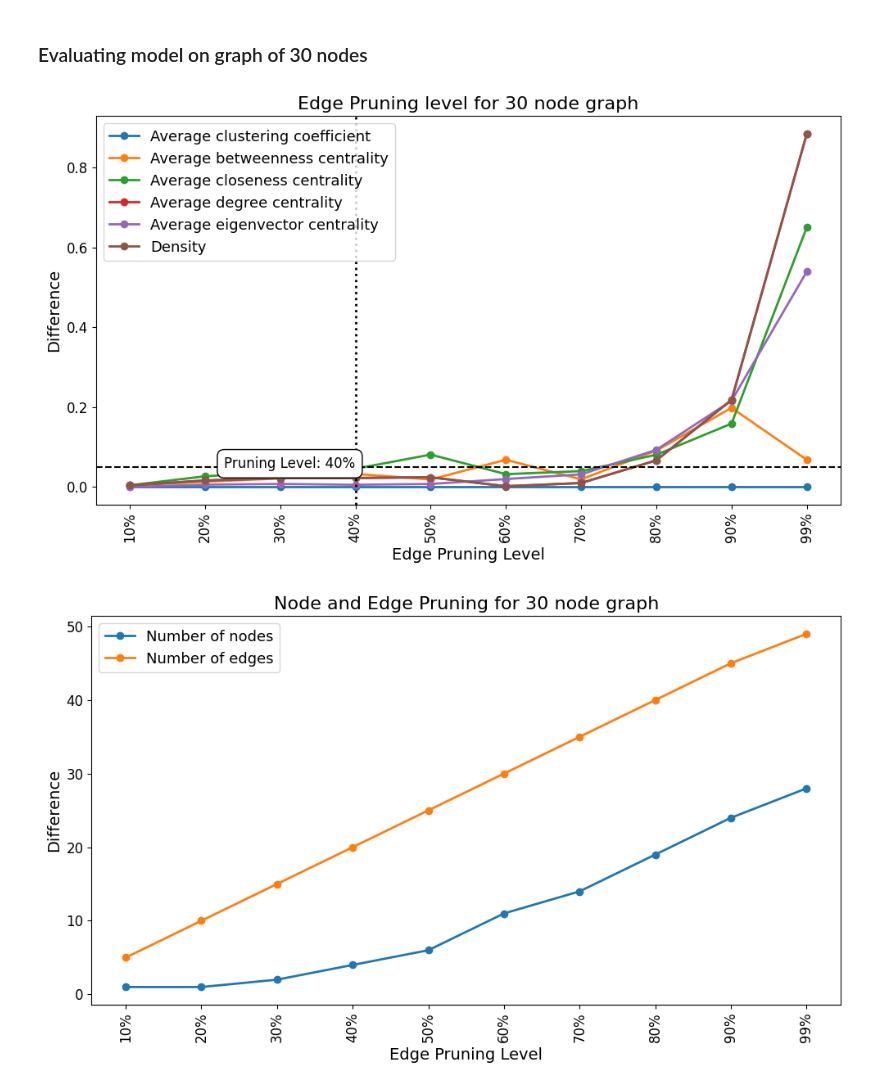
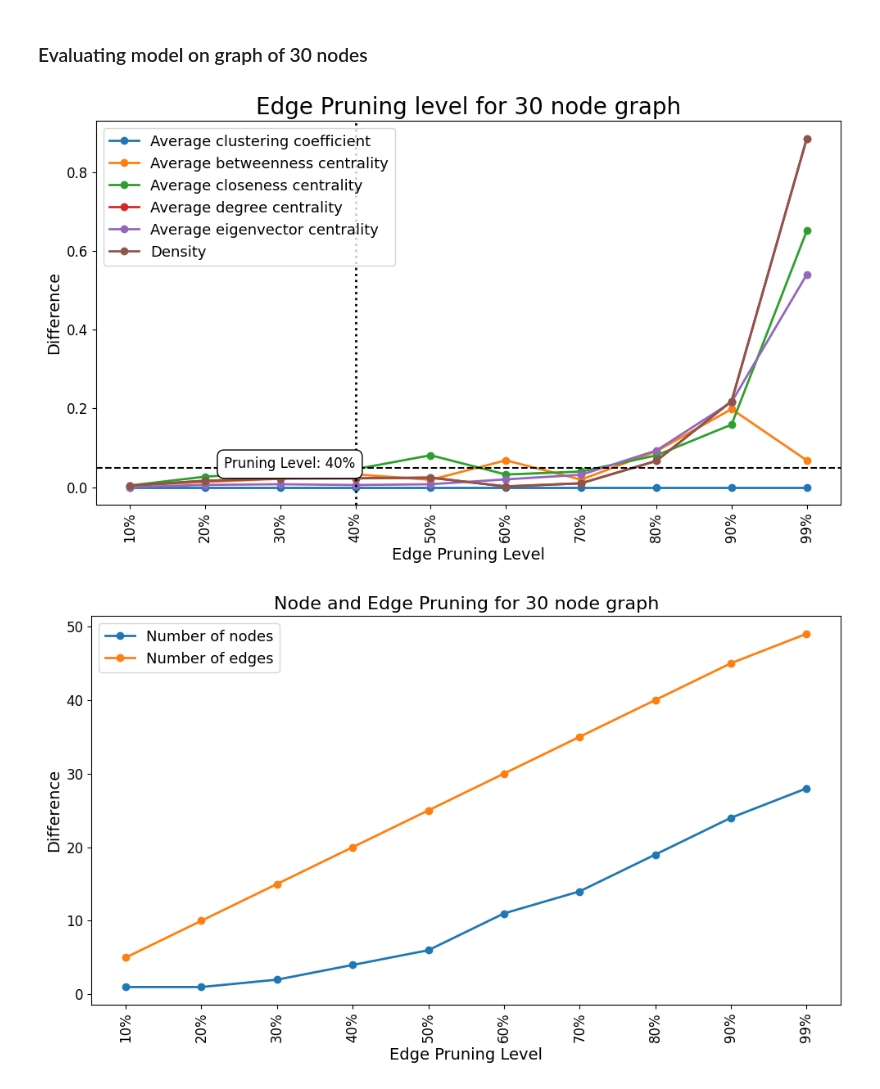
Before and after one commit to RahinAshraf/Unsupervised-Heterogenous-Pruning, a Jupyter notebook: PRJ_Code/DeepWalk_30_node_graph.ipynb, the cells around one changed output. Cells and saved outputs as stored; diff of their text form; code cells hidden in the pictures.

```diff
--- a/PRJ_Code/DeepWalk_30_node_graph.ipynb
+++ b/PRJ_Code/DeepWalk_30_node_graph.ipynb
@@ -736,35 +736,35 @@ def plot_differences():
     # Add a horizontal line at 0.05
     threshold = 0.05
     plt.axhline(y=threshold, color='black', linestyle='--', linewidth=1.5)
 
     # Find the maximum pruning level where all differences are below 0.05
     max_pruning_level = None
     for i, diffs in enumerate(zip(*all_differences.values())):
         if all(diff < 0.05 for diff in diffs):
             max_pruning_level = i
         else:
             break
 
     # Annotate the plot with the maximum pruning level
     if max_pruning_level is not None:
         plt.axvline(x=max_pruning_level, color='black', linestyle=':', linewidth=2)
         plt.text(max_pruning_level, 0.04, f'Pruning Level: {percentage_labels[max_pruning_level]}',
                  verticalalignment='bottom', horizontalalignment='right',
                  color='black', fontsize=12, bbox=dict(facecolor='white', edgecolor='black', boxstyle='round,pad=0.5'))
 
     plt.xticks(rotation=90, fontsize=12)  # Increased x-tick size
     plt.yticks(fontsize=12)  # Increased y-tick size
     plt.xlabel('Edge Pruning Level', fontsize=14)  # Updated x-label size
     plt.ylabel('Difference', fontsize=14)  # Updated y-label size
-    plt.title('Edge Pruning level for 30 node graph', fontsize=16)  # Updated title size
+    plt.title('Edge Pruning level for 30 node graph', fontsize=20)  # Updated title size
     plt.legend(fontsize=13)  # Increased legend size
     plt.tight_layout()
     plt.show()
 
 # Call the function to plot the differences
 plot_differences()
 # %% [output]
-[figure, old version]
+[figure, new version]
 # %%
 # Function to read CSV and plot the 'Difference' column for each row
 def plot_differences():
```
Also changed, not shown: 3 other files.
